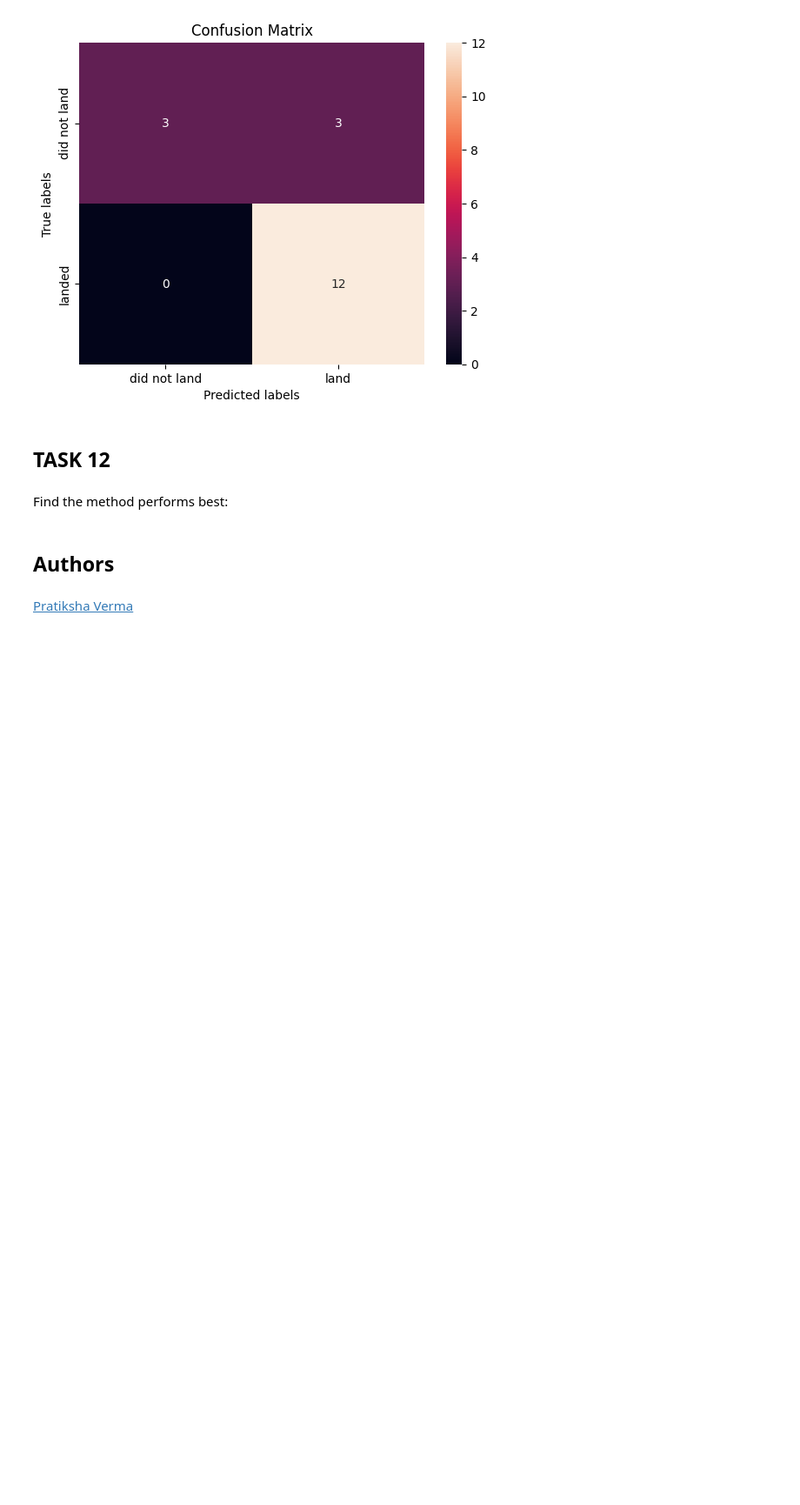
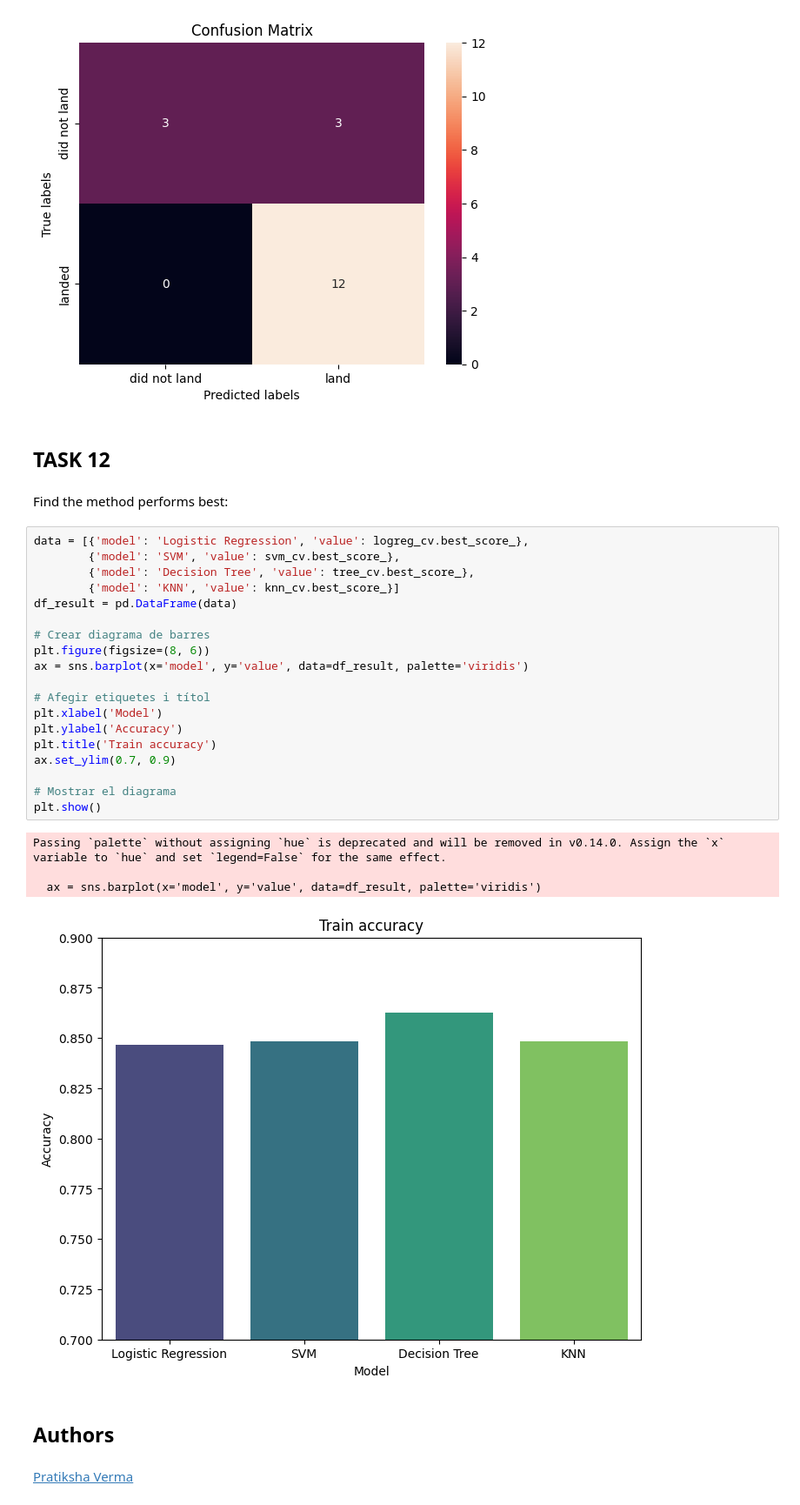
Before and after one commit to AdriaTorne/Applied-Data-Science-Capstone, a Jupyter notebook: SpaceX_Machine Learning Prediction_Part_5.ipynb, the cells around one changed output. Shown: that part at 87% size. Cells and saved outputs as stored; diff of their text form; blank space fills up the shorter version.

```diff
--- a/SpaceX_Machine Learning Prediction_Part_5.ipynb
+++ b/SpaceX_Machine Learning Prediction_Part_5.ipynb
@@ -404,6 +404,30 @@ plot_confusion_matrix(Y_test,yhat)
 ## TASK  12
 # %% [markdown]
 Find the method performs best:
+# %%
+data = [{'model': 'Logistic Regression', 'value': logreg_cv.best_score_},
+        {'model': 'SVM', 'value': svm_cv.best_score_},
+        {'model': 'Decision Tree', 'value': tree_cv.best_score_},
+        {'model': 'KNN', 'value': knn_cv.best_score_}]
+df_result = pd.DataFrame(data)
+
+# Crear diagrama de barres
+plt.figure(figsize=(8, 6))
+ax = sns.barplot(x='model', y='value', data=df_result, palette='viridis')
+
+# Afegir etiquetes i títol
+plt.xlabel('Model')
+plt.ylabel('Accuracy')
+plt.title('Train accuracy')
+ax.set_ylim(0.7, 0.9)
+
+# Mostrar el diagrama
+plt.show()
+# %% [output]
+Passing `palette` without assigning `hue` is deprecated and will be removed in v0.14.0. Assign the `x` variable to `hue` and set `legend=False` for the same effect.
+
+  ax = sns.barplot(x='model', y='value', data=df_result, palette='viridis')
+[figure, added]
 # %% [markdown]
 ## Authors
 # %% [markdown]
```
Also changed, not shown: parts of 5 cells of this notebook.
